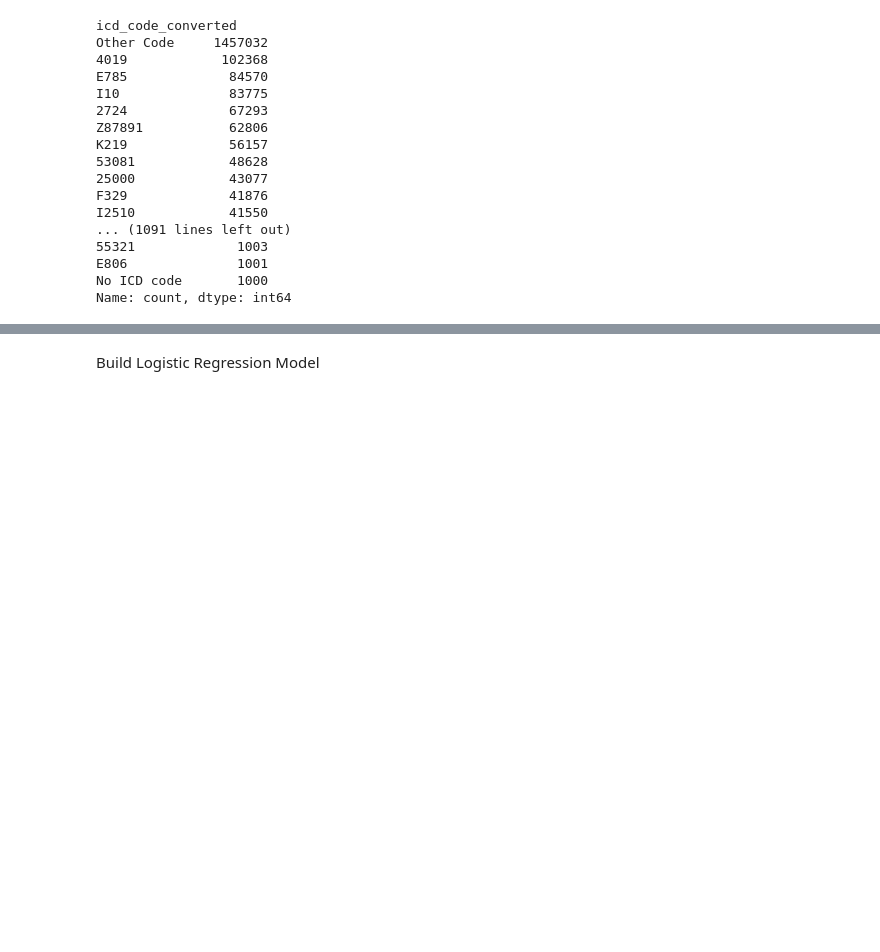
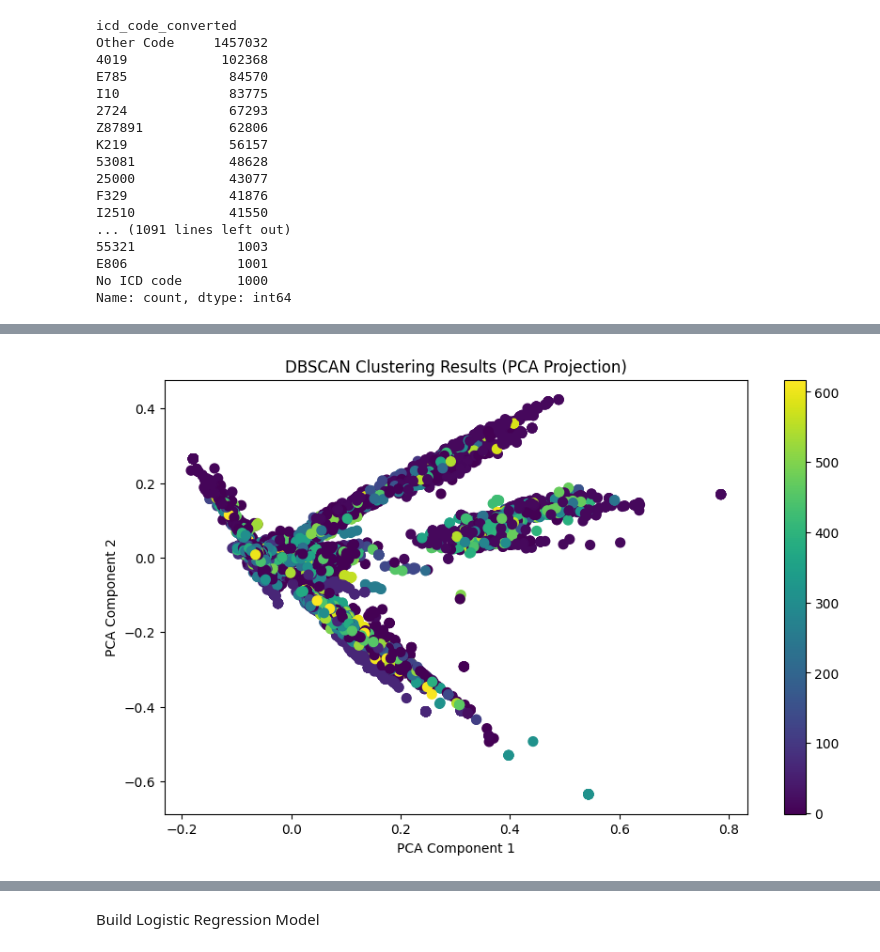
Before and after one commit to saaqib-m/patient-readmission, a Jupyter notebook: Patient-Readmission-LR-Notebook.ipynb, the cells around one changed output, grey strips where cells are left out. Cells and saved outputs as stored; diff of their text form; code cells hidden in the pictures; blank space fills up the shorter version.

```diff
--- a/Patient-Readmission-LR-Notebook.ipynb
+++ b/Patient-Readmission-LR-Notebook.ipynb
@@ -154,0 +211,16 @@ Name: count, dtype: int64
+# %%
+# DBSCAN clustering
+dbscan_d = DBSCAN(eps=0.3, min_samples=10, metric = 'cosine')
+clusters_unique_d = dbscan_d.fit_predict(vectorized_words_d)
+# %%
+Y_2d = PCA(n_components=2).fit_transform(vectorized_words_d.toarray())
+# Plot
+plt.figure(figsize=(10, 6))
+scatter = plt.scatter(Y_2d[:, 0], Y_2d[:, 1], c=clusters_unique_d, cmap='viridis', s=50)
+plt.colorbar(scatter)
+plt.title('DBSCAN Clustering Results (PCA Projection)')
+plt.xlabel('PCA Component 1')
+plt.ylabel('PCA Component 2')
+plt.show()
+# %% [output]
+[figure, added]
```
Also changed, not shown: parts of 77 cells of this notebook.
